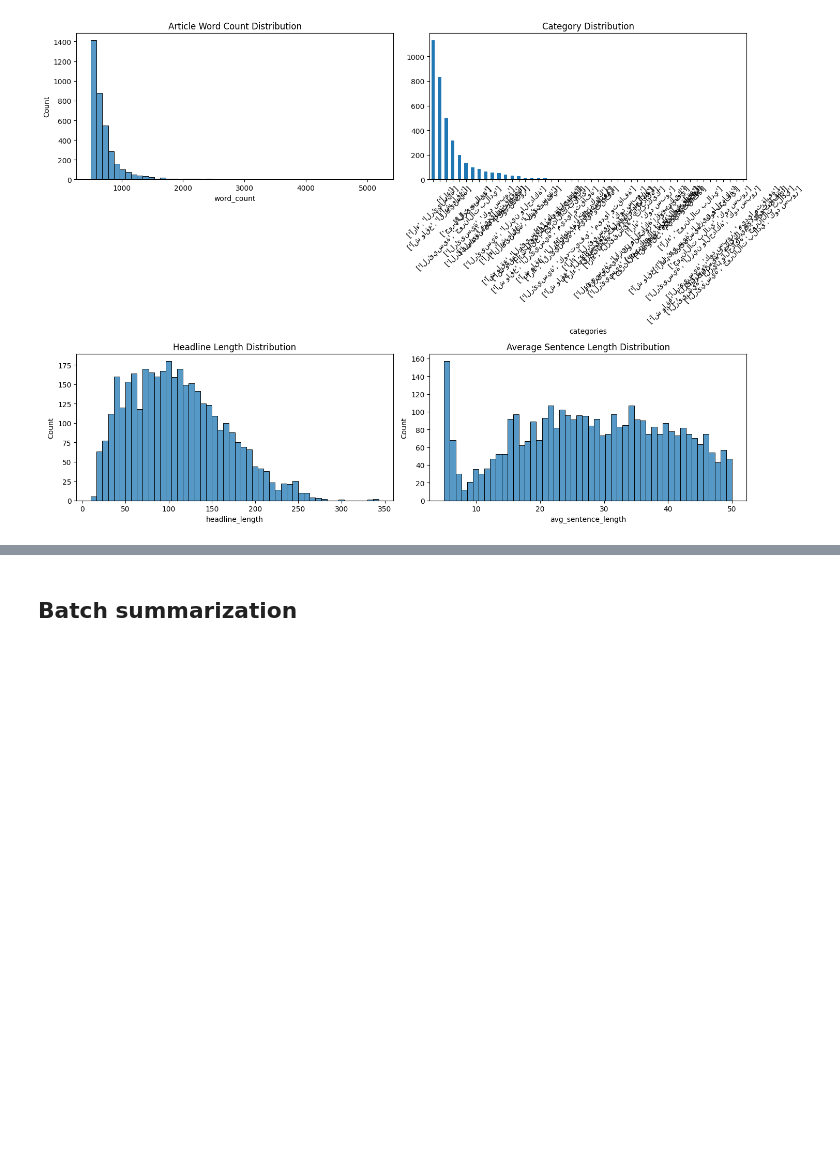
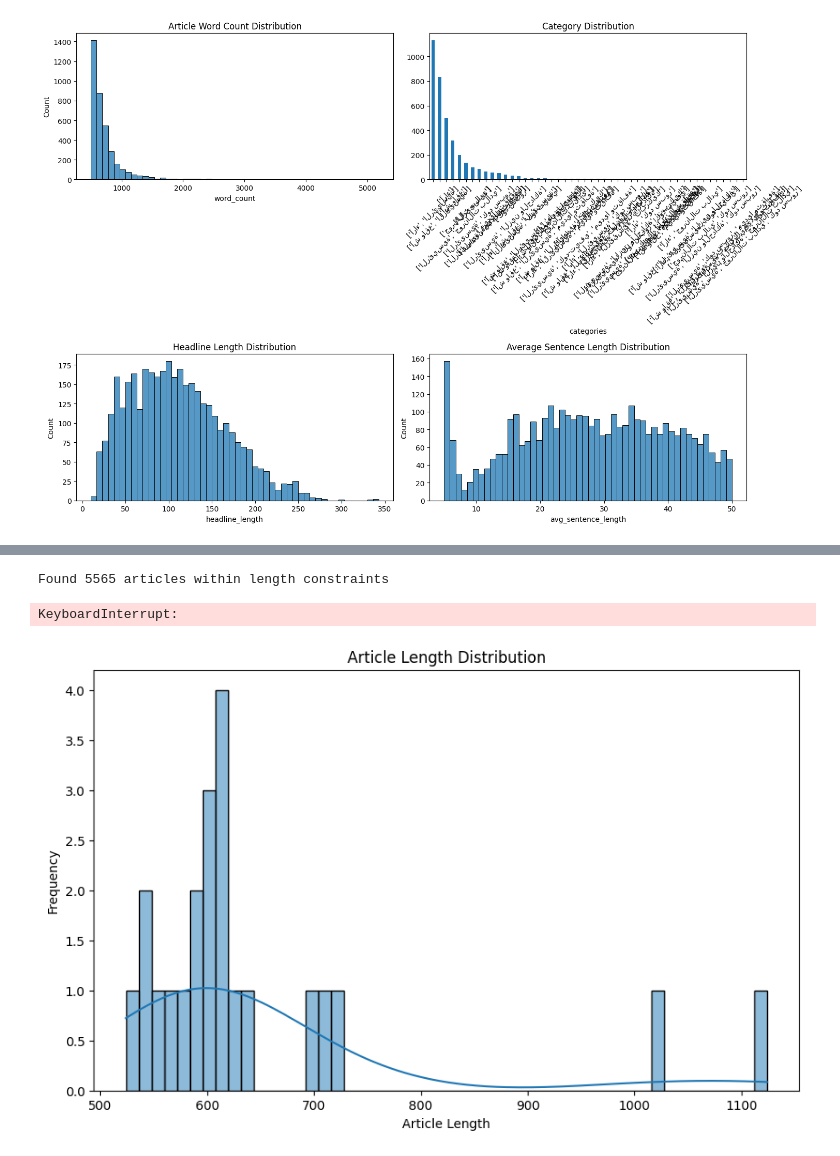
Before and after one commit to omarkami007/SLM-Fine-tuning-for-Darija-summarization, a Jupyter notebook: Notebooks/SLM_1.ipynb, the cells around one changed output, grey strips where cells are left out. Drawn from its saved outputs; the diff is of its cells as text; code cells hidden in the pictures; blank space fills up the shorter version.

```diff
--- a/Notebooks/SLM_1.ipynb
+++ b/Notebooks/SLM_1.ipynb
@@ -21,2 +31,9 @@ Successfully installed datasets-3.3.0 dill-0.3.8 multiprocess-0.70.16 xxhash-3.5
+# %%
+
+GOOGLE_API_KEY='AIzaSyDTm92Psc2sn4GpSdx4xwfEWm4EtBk10Mg'
+genai.configure(api_key=GOOGLE_API_KEY)
+# Step 2: Load the Gemini model
+model_name = "gemini-1.5-flash-latest" # param ["gemini-1.5-pro","gemini-1.5-flash-latest","gemini-2.0-flash-lite-preview-02-05","gemini-2.0-flash","gemini-2.0-pro-preview-02-05"] {"allow-input":true}
+model = genai.GenerativeModel(model_name=model_name)
 # %% [markdown]
 # MarSUM dataset
@@ -236,2 +159,71 @@ Summary:
-# %% [markdown]
-## Batch summarization
+# %%
+def detect_dialect_batch(model, texts, retries=3, delay=2):
+    """Detect if multiple texts are in Darija dialect using Gemini"""
+    prompt = """
+    Analyze the following Arabic texts and determine if each is written in Moroccan Darija dialect.
+    For each text, respond with only one word: either 'Darija' or 'NotDarija'.
+    Provide your answers as a comma-separated list in the same order as the texts.
+
+    Texts:
+    {texts}
+    """.format(texts="\n---\n".join([text[:500] for text in texts]))  # Use first 500 chars for efficiency
+
+    for attempt in range(retries):
+        try:
+            response = model.generate_content(prompt)
+            results = [r.strip().lower() == 'darija' for r in response.text.strip().split(',')]
+            return results
+        except Exception as e:
+            if attempt == retries - 1:
+                print(f"Dialect detection failed: {str(e)}")
+                return [False] * len(texts)
+            time.sleep(delay)
+    return [False] * len(texts)
+
+def filter_darija_articles(model, df, min_length, max_length, sample_size=100, batch_size=10):
+    """Filter articles based on length and dialect"""
+    # First filter by length
+    word_counts = df['article'].apply(lambda x: len(x.split()))
+    length_mask = (word_counts >= min_length) & (word_counts <= max_length)
+    length_filtered = df[length_mask].copy()
+
+    print(f"Found {len(length_filtered)} articles within length constraints")
+
+    # Then detect dialect
+    darija_articles = []
+
+    for i in tqdm(range(0,len(length_filtered), batch_size), desc="Detecting dialect"):
+        batch = length_filtered.iloc[i:i + batch_size]
+        batch_texts = batch['article'].tolist()
+        results = detect_dialect_batch(model, batch_texts)
+
+        for is_darija, (_, row) in zip(results, batch.iterrows()):
+            if is_darija:
+                darija_articles.append(row)
+        if len(darija_articles) >= sample_size:
+            break
+        time.sleep(1)  # Rate limiting
+
+    pd.DataFrame(darija_articles).to_csv("darija_articles.csv", index=False)
+    return pd.DataFrame(darija_articles)
+
+darija_articles = filter_darija_articles(model, df, 500, 1500)
+display(darija_articles)
+# %% [output]
+Found 5565 articles within length constraints
+KeyboardInterrupt:
+# %%
+# prompt: df artciles length distribution
+
+import matplotlib.pyplot as plt
+import seaborn as sns
+
+# Assuming 'df' is your DataFrame and 'article_length' column exists
+plt.figure(figsize=(10, 6))
+sns.histplot([len(article.split()) for article in list(darija_articles['article'])], bins=50, kde=True)
+plt.title('Article Length Distribution')
+plt.xlabel('Article Length')
+plt.ylabel('Frequency')
+plt.show()
+# %% [output]
+[figure, added]
```
Also changed, not shown: parts of 14 cells of this notebook.
